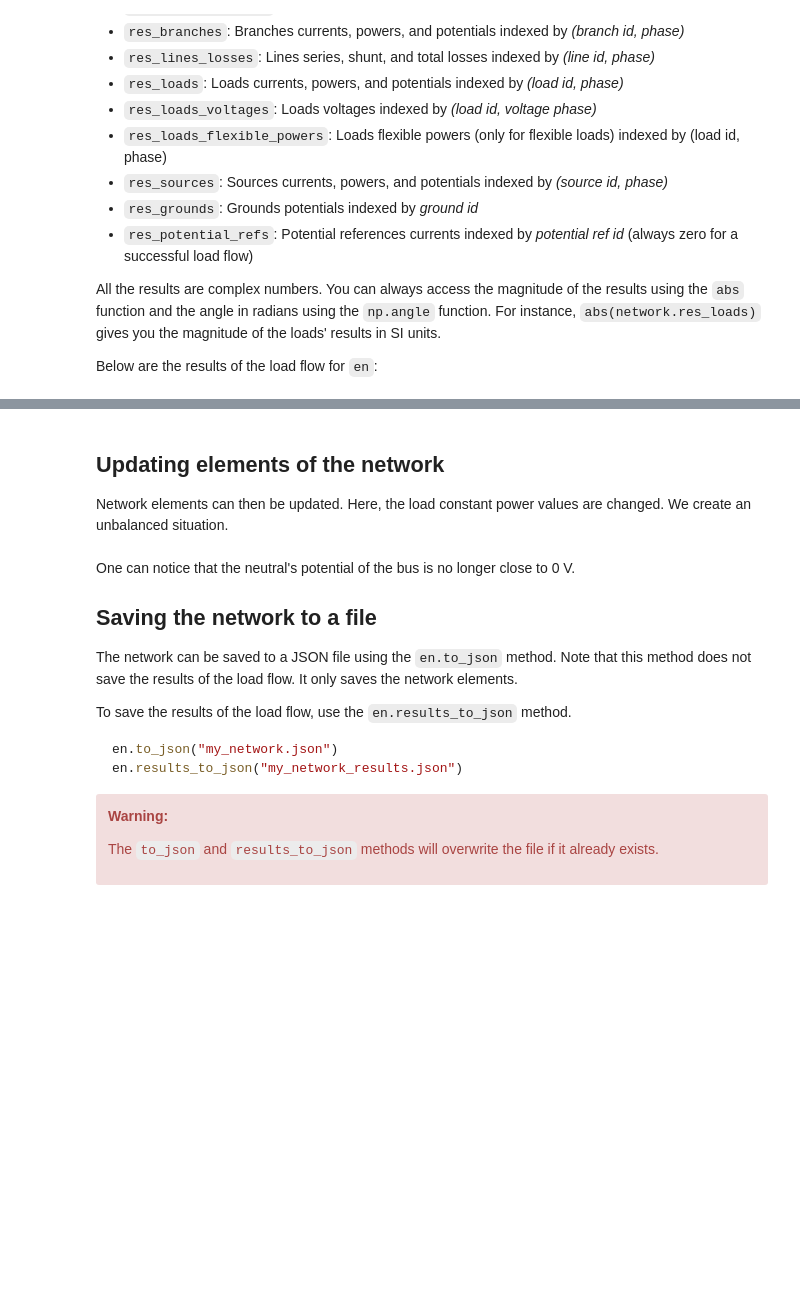
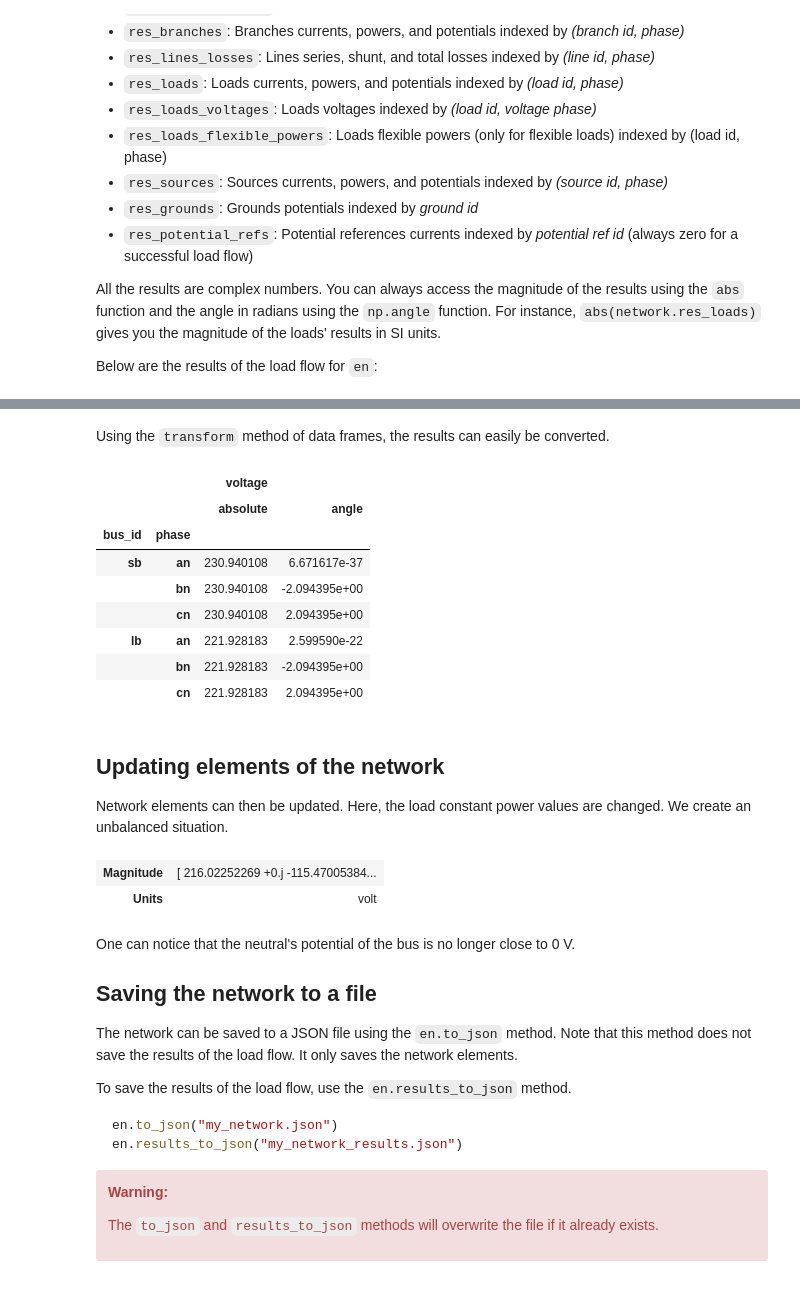
Before and after one commit to RoseauTechnologies/Roseau_Load_Flow, a Jupyter notebook: doc/notebooks/Getting_Started.ipynb, the cells around one changed output, grey strips where cells are left out. Cells and saved outputs as stored; diff of their text form; code cells hidden in the pictures; blank space fills up the shorter version.

```diff
--- a/doc/notebooks/Getting_Started.ipynb
+++ b/doc/notebooks/Getting_Started.ipynb
@@ -259,3 +366,17 @@ en.res_potential_refs
+# %% [markdown]
+Using the `transform` method of data frames, the results can easily be converted.
+# %%
+en.res_buses_voltages.transform([np.abs, np.angle])
+# %% [output]
+|  |  | voltage |  |
+|  |  | absolute | angle |
+| bus_id | phase |  |  |
+| sb | an | 230.940108 | 6.671617e-37 |
+|  | bn | 230.940108 | -2.094395e+00 |
+|  | cn | 230.940108 | 2.094395e+00 |
+| lb | an | 221.928183 | 2.599590e-22 |
+|  | bn | 221.928183 | -2.094395e+00 |
+|  | cn | 221.928183 | 2.094395e+00 |
 # %% [markdown]
 ## Updating elements of the network
 
@@ -263,9 +384,12 @@ Network elements can then be updated. Here, the load constant power values are c
 create an unbalanced situation.
 # %%
 # Change the load to an unbalanced one then rerun the load flow
-load.powers = [15e3, 0, 0]  # VA
+load.powers = Q_([15, 0, 0], "kVA")
 en.solve_load_flow(auth=auth)
 load_bus.res_potentials
+# %% [output]
+| Magnitude | [ 216.02252269 +0.j -115.47005384... |
+| Units | volt |
 # %% [markdown]
 One can notice that the neutral's potential of the bus is no longer close to 0 V.
 
```
Also changed, not shown: parts of 20 cells of this notebook, 3 other files.
